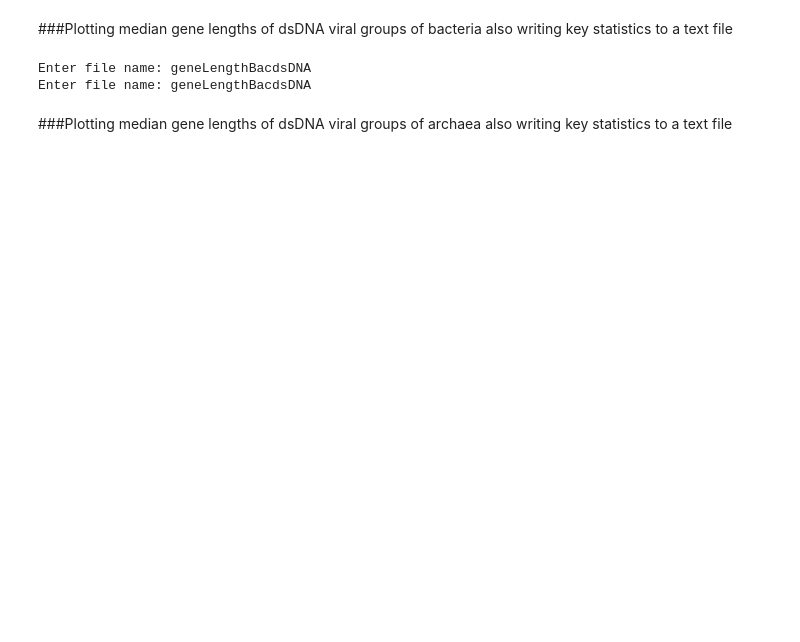
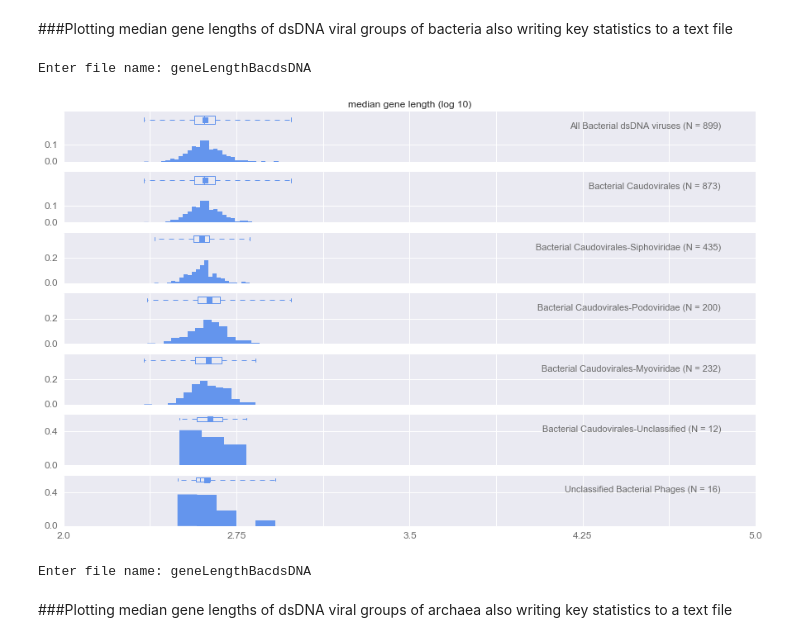
Before and after one commit to gitamahm/VirologyByTheNumbers, a Jupyter notebook: geneLengthsFV.ipynb, the cells around one changed output. Saved outputs shown, nothing was run; the diff lists cells and outputs as text; code cells hidden in the pictures; blank space fills up the shorter version.

```diff
--- a/geneLengthsFV.ipynb
+++ b/geneLengthsFV.ipynb
@@ -550,50 +588,63 @@ Enter file name: geneLengthEukdsDNA
 ###Plotting median gene lengths of dsDNA viral groups of bacteria
 also writing key statistics to a text file
 # %%
-virusesdsDNABACT = [np.log10(virus['median']*3) for virus in lengthData if 'dsDNA viruses, no RNA stage' in virus['englishLineage'] and 'Bacteria' in virus['hostEnglishLineage']]
-virusesCaudo = [np.log10(virus['median']*3) for virus in lengthData if 'Caudovirales' in virus['englishLineage'] and 'Bacteria' in virus['hostEnglishLineage']]
-virusesSiph = [np.log10(virus['median']*3) for virus in lengthData if 'Caudovirales' in virus['englishLineage'] and 'Siphoviridae' in virus['englishLineage']]
-virusesPodo = [np.log10(virus['median']*3) for virus in lengthData if 'Caudovirales' in virus['englishLineage'] and 'Podoviridae' in virus['englishLineage']]
-virusesMyov = [np.log10(virus['median']*3) for virus in lengthData if 'Caudovirales' in virus['englishLineage'] and 'Myoviridae' in virus['englishLineage']]
-virusesCaudoUncl = [np.log10(virus['median']*3) for virus in lengthData if 'Caudovirales' in virus['englishLineage'] and 'unclassified Caudovirales' in virus['englishLineage']]
-virusesUncl = [np.log10(virus['median']*3) for virus in lengthData if 'unclassified dsDNA phages' in virus['englishLineage'] and 'Bacteria' in virus['hostEnglishLineage']]
+virusesdsDNABACT = [np.log10(virus['median']*3) for virus in lengthData if 'dsDNA viruses, no RNA stage'
+                    in virus['englishLineage'] and 'Bacteria' in virus['hostEnglishLineage']]
+virusesCaudo = [np.log10(virus['median']*3) for virus in lengthData if 'Caudovirales' in virus['englishLineage']
+                and 'Bacteria' in virus['hostEnglishLineage']]
+virusesSiph = [np.log10(virus['median']*3) for virus in lengthData if 'Caudovirales' in virus['englishLineage']
+               and 'Siphoviridae' in virus['englishLineage']]
+virusesPodo = [np.log10(virus['median']*3) for virus in lengthData if 'Caudovirales' in virus['englishLineage']
+               and 'Podoviridae' in virus['englishLineage']]
+virusesMyov = [np.log10(virus['median']*3) for virus in lengthData if 'Caudovirales' in virus['englishLineage']
+               and 'Myoviridae' in virus['englishLineage']]
+virusesCaudoUncl = [np.log10(virus['median']*3) for virus in lengthData if 'Caudovirales' in virus['englishLineage']
+                    and 'unclassified Caudovirales' in virus['englishLineage']]
+virusesUncl = [np.log10(virus['median']*3) for virus in lengthData if 'unclassified dsDNA phages'
+               in virus['englishLineage'] and 'Bacteria' in virus['hostEnglishLineage']]
 
 #for testing the significance of median gene length differences later (note, Not converting to log)
-dsDNAbact= [virus['median']*3 for virus in lengthData if 'dsDNA viruses, no RNA stage' in virus['englishLineage'] and 'Bacteria' in virus['hostEnglishLineage']]
+dsDNAbact= [virus['median']*3 for virus in lengthData if 'dsDNA viruses, no RNA stage' in virus['englishLineage']
+            and 'Bacteria' in virus['hostEnglishLineage']]
 
 
 allViruses= [virusesdsDNABACT, virusesCaudo,virusesSiph,virusesPodo,virusesMyov, virusesCaudoUncl, virusesUncl]
 
-hostNames= ['All Bacterial dsDNA viruses', 'Bacterial Caudovirales', 'Bacterial Caudovirales-Siphoviridae', 'Bacterial Caudovirales-Podoviridae', 'Bacterial Caudovirales-Myoviridae', 'Bacterial Caudovirales-Unclassified','Unclassified Bacterial Phages']
-colors=['cornflowerblue', 'cornflowerblue','cornflowerblue','cornflowerblue','cornflowerblue','cornflowerblue','cornflowerblue']
+hostNames= ['All Bacterial dsDNA viruses', 'Bacterial Caudovirales', 'Bacterial Caudovirales-Siphoviridae',
+            'Bacterial Caudovirales-Podoviridae', 'Bacterial Caudovirales-Myoviridae',
+            'Bacterial Caudovirales-Unclassified','Unclassified Bacterial Phages']
+colors=['cornflowerblue']*7
 numrow = 7
-numcol = 3
+numcol = 1
 
 histPlots(allViruses, hostNames, colors, numrow, numcol)
 
 input_var = input("Enter file name: ")
 filename = input_var+ '.txt'
 fo = open(filename, 'w')
 #writing the first line here, and the rest as part of the for loop
 fo.write('\t'+'Gene Length Statistics For Different Viral Groups'+'\n')
-fo.write('\t'+ 'Min' +'\t'+ 'Max' + '\t'+ '25th Percentile'+'\t'+ 'Median'+ '\t' + '75th Percentile' +'\t' + 'Mean' + '\t' +'Stdev.' +'\n')
+fo.write('\t'+ 'Min' +'\t'+ 'Max' + '\t'+ '25th Percentile'+'\t'+ 'Median'+ '\t' + '75th Percentile'
+         +'\t' + 'Mean' + '\t' +'Stdev.' +'\n')
 
 for j in range(len(allViruses)):
     #writing the stats to the file we started earlier
     minimum ="%.1f" %min(np.power(10, allViruses[j]))
     maximum= "%.1f" %max(np.power(10, allViruses[j]))
     iqr1 = "%.1f" %np.percentile(np.power(10, allViruses[j]), 25, interpolation='lower')
     med ="%.1f" %np.median(np.power(10,allViruses[j]))
     iqr3 = "%.1f" %np.percentile(np.power(10, allViruses[j]), 75, interpolation='higher')
     avg ="%.1f" %np.mean(np.power(10,allViruses[j]))
     std ="%.1f" %np.std(np.power(10,allViruses[j]))
 
-    fo.write(hostNames[j]+' (N = ' + str(len(allViruses[j])) + ')' +'\t'+ minimum +'\t'+ maximum + '\t'+ iqr1 + '\t'+ med+ '\t' + iqr3 + '\t' + avg +'\t'+ std + '\n')
+    fo.write(hostNames[j]+' (N = ' + str(len(allViruses[j])) + ')' +'\t'+ minimum +'\t'+ maximum +
+             '\t'+ iqr1 + '\t'+ med+ '\t' + iqr3 + '\t' + avg +'\t'+ std + '\n')
 
 fo.close()
 # %% [output]
 Enter file name: geneLengthBacdsDNA
-Enter file name: geneLengthBacdsDNA
+[figure, added]
+Enter file name: geneLengthBacdsDNA
 # %% [markdown]
 ###Plotting median gene lengths of dsDNA viral groups of archaea
 also writing key statistics to a text file
```
Also changed, not shown: parts of 13 cells of this notebook.
